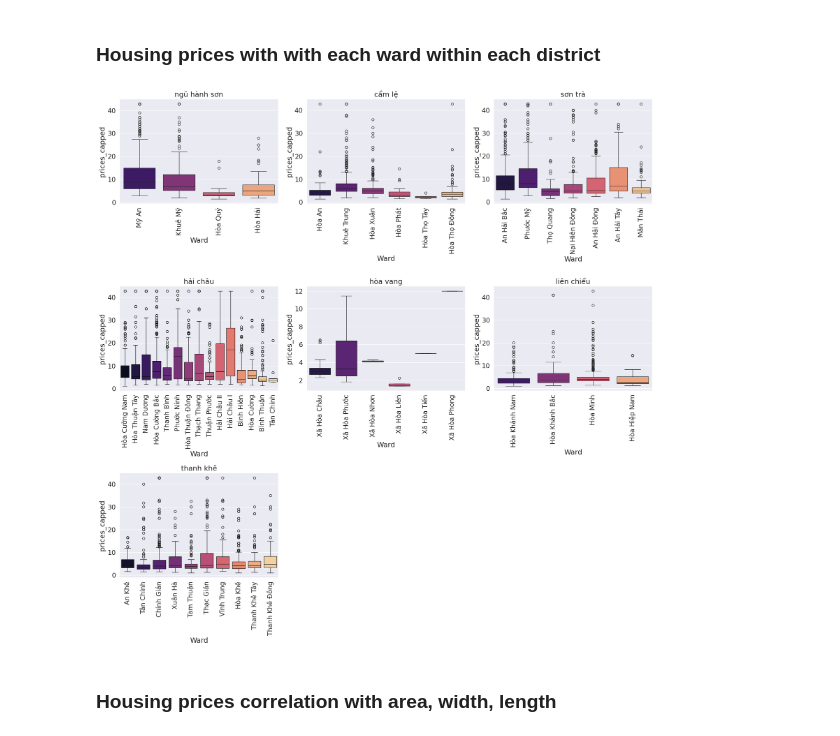
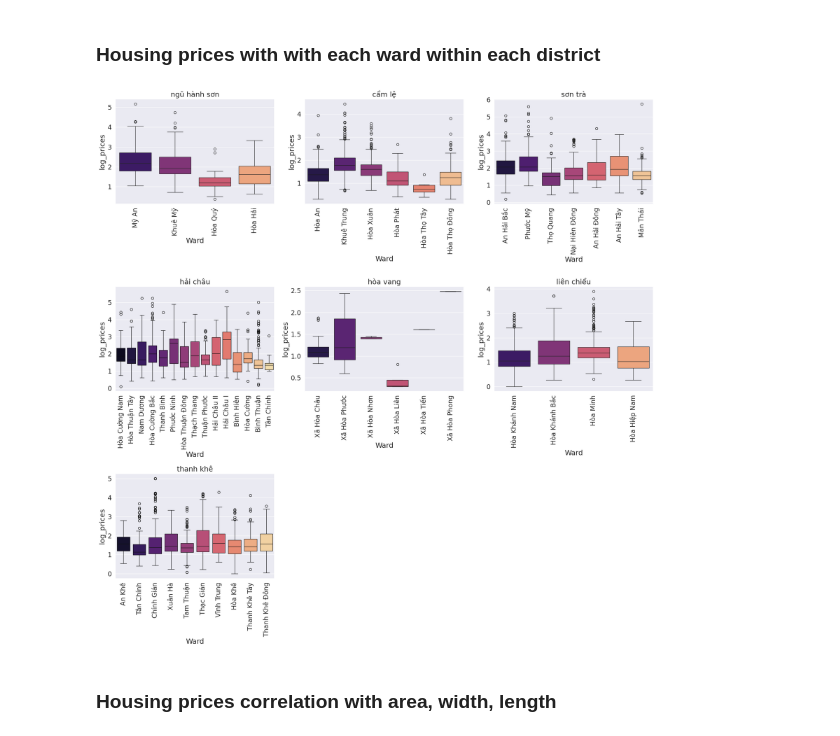
Before and after one commit to aduy2408/Project_ADY201m, a Jupyter notebook: Data/Visualizing_data.ipynb, the cells around one changed output. Saved outputs shown, nothing was run; the diff lists cells and outputs as text; code cells hidden in the pictures.

```diff
--- a/Data/Visualizing_data.ipynb
+++ b/Data/Visualizing_data.ipynb
@@ -245,22 +308,22 @@ plt.tight_layout()
 # %%
 count =1
 plt.figure(figsize=(20,20))
 for i in df['District'].unique():
     PricesByWard = df[df.District == i]
 
     sns.set(font_scale = 1.5)
     plt.subplot(3,3,count)
     #plt.scatter(PricesByWard['Ward'],PricesByWard['Prices'])
-    sns.boxplot(x=PricesByWard['Ward'], y=PricesByWard['prices_capped'], palette=("magma"), hue = PricesByWard['Ward'], legend = False)
+    sns.boxplot(x=PricesByWard['Ward'], y=PricesByWard['log_prices'], palette=("magma"), hue = PricesByWard['Ward'], legend = False)
     plt.title(i)
 
     plt.xticks(rotation=90)
     count+=1
 
 
 plt.tight_layout()
 # %% [output]
-[figure, old version]
+[figure, new version]
 # %% [markdown]
 ### Housing prices correlation with area, width, length
 # %%
```
Also changed, not shown: parts of 28 cells of this notebook.
